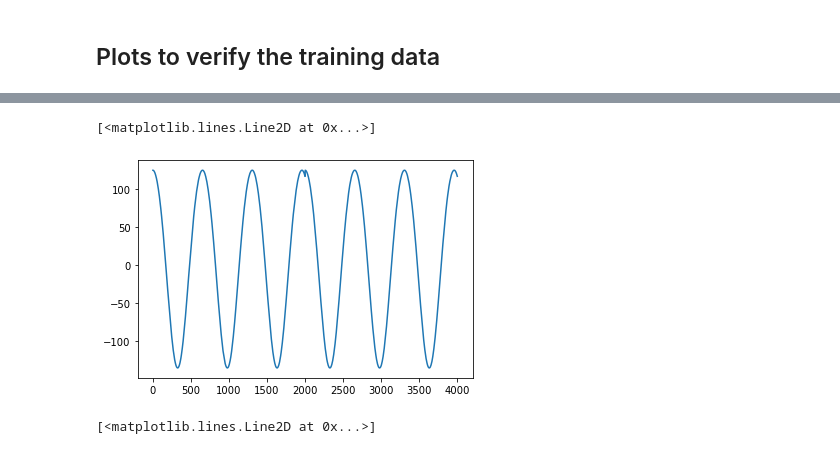
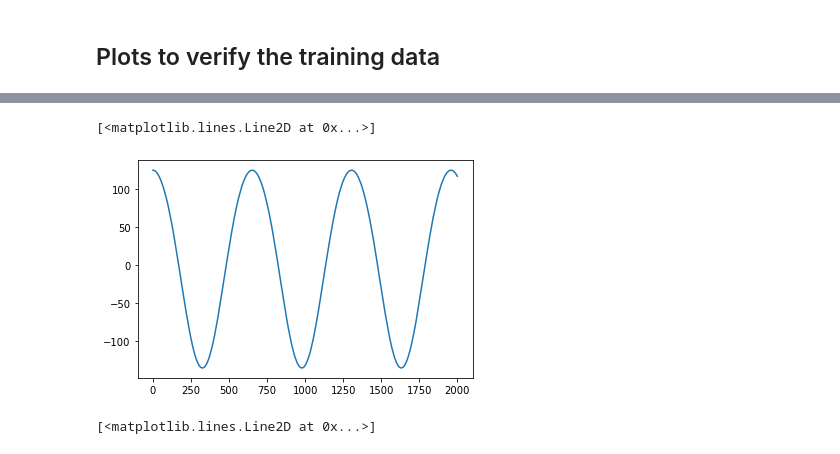
Before and after one commit to chen-xin-94/trelleborg, a Jupyter notebook: Training.ipynb, the cells around one changed output, grey strips where cells are left out. Saved outputs shown, nothing was run; the diff lists cells and outputs as text; code cells hidden in the pictures.

```diff
--- a/Training.ipynb
+++ b/Training.ipynb
@@ -14,23 +14,24 @@ import pickle
 ## Read all the training data and labels from h5 files
 file = r'C:\LINHC\VersucheDBs\Trelleborg\test\training.h5'
 f = h5py.File(file, 'r')
+
+f = h5py.File(file, 'r')
 print("ATTR:")
 print(f.attrs.keys())
 print("Keys:")
-print(f.keys())
-
-setup = f['setup']
-s21 = f['liview']['s21']
+print('setup: ', f['setup'].keys())
+print('liview: ', f['liview'].keys())
 
 dataset = []
 for i in range(121):
-    dataset.append(s21[i].real)
-    dataset.append(s21[i].imag)
-for value in setup.values():
-    dataset.append(np.asarray(value))
+    dataset.append(f['liview']['s21'][i].real)
+    dataset.append(f['liview']['s21'][i].imag)
 
 X = np.asarray(dataset).T
-y = np.asarray(f['ref']['pos1'])
+X_t = X
+y = np.asarray(f['setup']['ip1k1'])
+y_t = np.asarray(f['setup']['k1t'])
+
 print("X:")
 print(X.shape)
 print("y:")
@@ -89,9 +68,9 @@ json.loads(f.attrs["name_lookup_rev"])
 # %%
 # y_test is not a sine wave because it's out of order and normalized.
-plt.plot(y[-2000:])
+plt.plot(f['setup']['pos1'][-2000:])
 # %% [output]
 [<matplotlib.lines.Line2D at 0x...>]
-[figure, old version]
+[figure, new version]
 # %%
 # s21 vs pos, freq 0,last lsa
 %matplotlib inline
```
Also changed, not shown: parts of 23 cells of this notebook.
